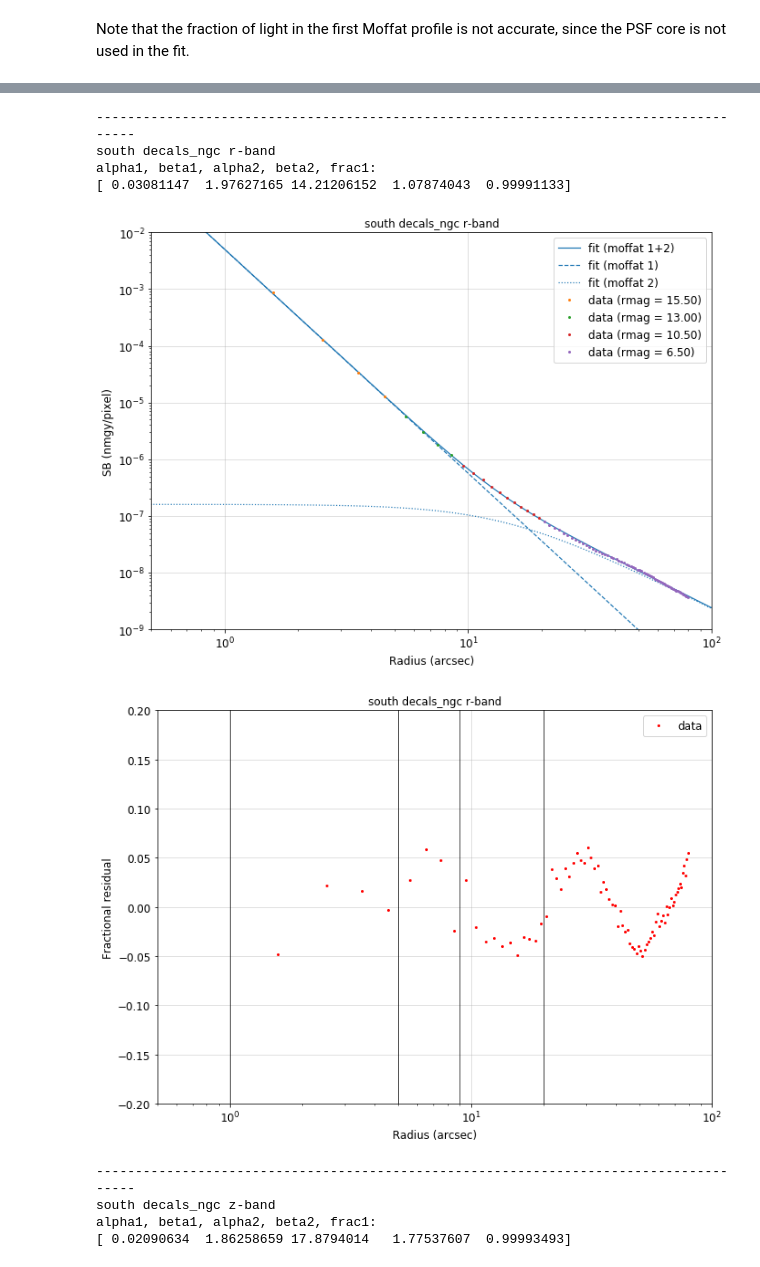
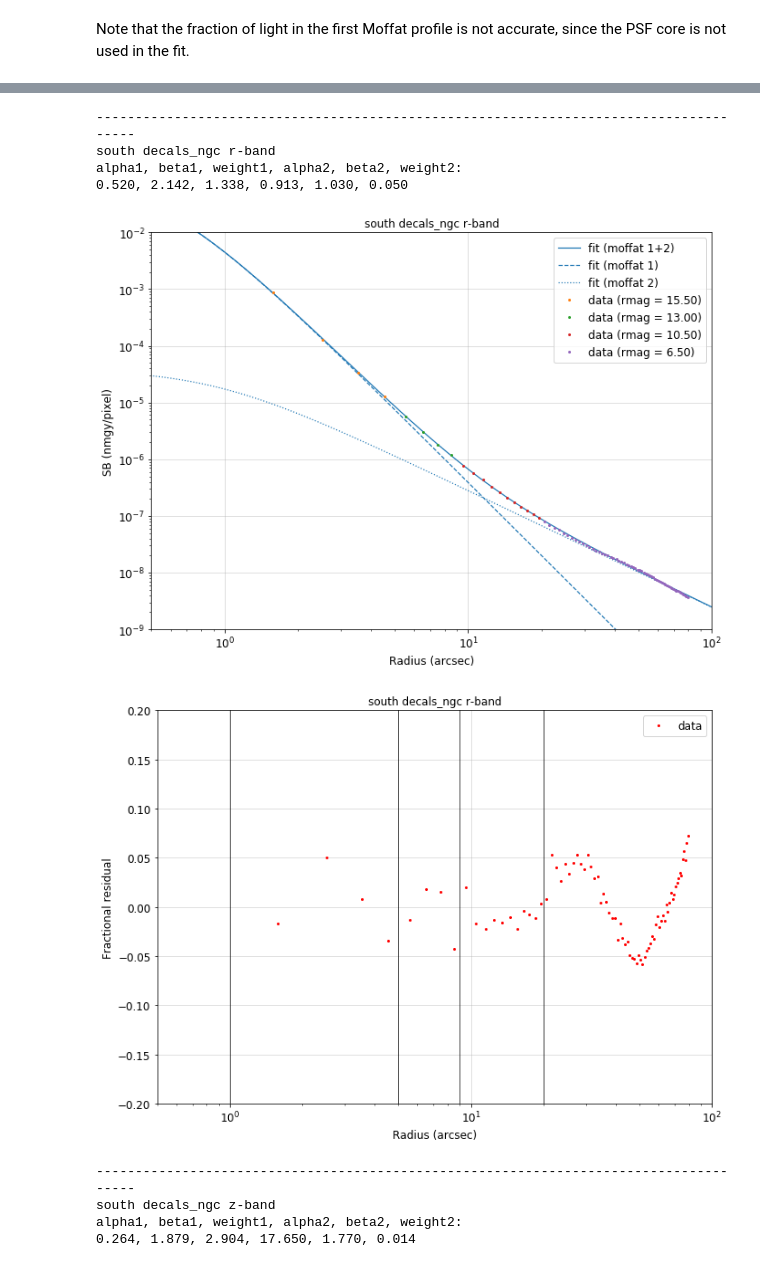
Before and after one commit to rongpu/desi-misc, a Jupyter notebook: bright_star_profiles/individual_ccds/moffat_fitting-decals_ngc.ipynb, the cells around one changed output, grey strips where cells are left out. Cells and saved outputs as stored; diff of their text form; code cells hidden in the pictures.

```diff
--- a/bright_star_profiles/individual_ccds/moffat_fitting-decals_ngc.ipynb
+++ b/bright_star_profiles/individual_ccds/moffat_fitting-decals_ngc.ipynb
@@ -36,17 +36,17 @@ def get_sb_moffat(r, alpha, beta):
     i = (beta-1)/(np.pi * alpha**2)*(1 + (r/alpha)**2)**(-beta)
     return i
 
-def get_sb_double_moffat(r, alpha1, beta1, alpha2, beta2, frac1):
+def get_sb_double_moffat(r, alpha1, beta1, weight1, alpha2, beta2, weight2):
     """
     Calculate the surface brightness of light at radius r of the sum of two Moffat profiles.
-    The integral (i.e., total flux) ais unity by definition.
+    The integral (i.e., total flux) is unity by definition.
     """
-    i = frac1 * (beta1-1)/(np.pi * alpha1**2)*(1 + (r/alpha1)**2)**(-beta1) \
-        + (1-frac1) * (beta2-1)/(np.pi * alpha2**2)*(1 + (r/alpha2)**2)**(-beta2)
+    i = weight1 * (beta1-1)/(np.pi * alpha1**2)*(1 + (r/alpha1)**2)**(-beta1) \
+        + weight2 * (beta2-1)/(np.pi * alpha2**2)*(1 + (r/alpha2)**2)**(-beta2)
     return i
 
-get_sb_double_moffat_log = lambda r, alpha1, beta1, alpha2, beta2, frac1: \
-    np.log10(get_sb_double_moffat(r, alpha1, beta1, alpha2, beta2, frac1))
+get_sb_double_moffat_log = lambda r, alpha1, beta1, weight1, alpha2, beta2, weight2: \
+    np.log10(get_sb_double_moffat(r, alpha1, beta1, weight1, alpha2, beta2, weight2))
 # %%
 rlimits = {}
 rlimits['g'] = 1, 5, 9, 20, 80
@@ -75,11 +75,11 @@ for band in ['g', 'r', 'z']:
 
     ##############################################################################
 
-    profile = Table.read('../data/average_profiles_{}_{}_{}.txt'.format(field, region_name, band), format='ascii.commented_header')
-    indiv = Table.read('../data/individual_profiles_{}_{}_{}.fits'.format(field, region_name, band))
+    profile = Table.read('../data/coadd_profiles/average_profiles_{}_{}_{}.txt'.format(field, region_name, band), format='ascii.commented_header')
+    indiv = Table.read('../data/coadd_profiles/individual_profiles_{}_{}_{}.fits'.format(field, region_name, band))
 
-    profile_bright = Table.read('../data/average_profiles_{}_{}_{}-bright.txt'.format(field, region_name, band), format='ascii.commented_header')
-    indiv_bright = Table.read('../data/individual_profiles_{}_{}_{}-bright.fits'.format(field, region_name, band))
+    profile_bright = Table.read('../data/coadd_profiles/average_profiles_{}_{}_{}-bright.txt'.format(field, region_name, band), format='ascii.commented_header')
+    indiv_bright = Table.read('../data/coadd_profiles/individual_profiles_{}_{}_{}-bright.fits'.format(field, region_name, band))
 
     # stitch together the profiles of two magnitude bins
     index = 4
@@ -124,19 +124,20 @@ for band in ['g', 'r', 'z']:
 
     ######################## Moffat fit ##########################################
 
-    popt, _ = curve_fit(get_sb_double_moffat_log, xdata, np.log10(ydata*pixscale**2), p0=[1, 2, 7, 1, 0.99],
-                           maxfev=int(1e5), bounds=(1e-7, (50, 50, 50, 50, 1)))
-    if popt[4]<0.5:
-        popt[0], popt[1], popt[2], popt[3] = popt[2], popt[3], popt[0], popt[1]
-        popt[4] = 1 - popt[4]
-    print('alpha1, beta1, alpha2, beta2, frac1:')
-    print(popt)
+    popt, _ = curve_fit(get_sb_double_moffat_log, xdata, np.log10(ydata/pixscale**2), p0=[1, 2, 1, 1, 1.5, 0.1],
+                           maxfev=int(1e5), bounds=((1e-7, 1, 1e-7, 1e-7, 1, 1e-7), np.inf))
+    alpha1, beta1, weight1, alpha2, beta2, weight2 = popt
+    if beta1<beta2:
+        alpha2, beta2, weight2, alpha1, beta1, weight1 = alpha1, beta1, weight1, alpha2, beta2, weight2
+    popt = [alpha1, beta1, weight1, alpha2, beta2, weight2]
+    print('alpha1, beta1, weight1, alpha2, beta2, weight2:')
+    print('{:.3f}, {:.3f}, {:.3f}, {:.3f}, {:.3f}, {:.3f}'.format(*popt))
 
     xplot = np.logspace(-1, 3, 2000)
-    yplot = get_sb_double_moffat(xplot, *popt)/pixscale**2
-    yfit = get_sb_double_moffat(xdata, *popt)/pixscale**2
-    yplot1 = popt[4] * get_sb_moffat(xplot, popt[0], popt[1])/pixscale**2
-    yplot2 = (1-popt[4]) * get_sb_moffat(xplot, popt[2], popt[3])/pixscale**2
+    yplot = get_sb_double_moffat(xplot, *popt)*pixscale**2
+    yfit = get_sb_double_moffat(xdata, *popt)*pixscale**2
+    yplot1 = weight1 * get_sb_moffat(xplot, alpha1, beta1)*pixscale**2
+    yplot2 = weight2 * get_sb_moffat(xplot, alpha2, beta2)*pixscale**2
 
     ##############################################################################
 
@@ -182,13 +183,13 @@ alpha1, beta1, alpha2, beta2, frac1:
 [figure]
 [figure]
 --------------------------------------------------------------------------------------
 south decals_ngc r-band
-alpha1, beta1, alpha2, beta2, frac1:
-[ 0.03081147  1.97627165 14.21206152  1.07874043  0.99991133]
+alpha1, beta1, weight1, alpha2, beta2, weight2:
+0.520, 2.142, 1.338, 0.913, 1.030, 0.050
-[figure, old version]
+[figure, new version]
-[figure, old version]
+[figure, new version]
 --------------------------------------------------------------------------------------
 south decals_ngc z-band
-alpha1, beta1, alpha2, beta2, frac1:
-[ 0.02090634  1.86258659 17.8794014   1.77537607  0.99993493]
+alpha1, beta1, weight1, alpha2, beta2, weight2:
+0.264, 1.879, 2.904, 17.650, 1.770, 0.014
 [figure]
```
Also changed, not shown: parts of 1 cell of this notebook, 8 other files.
